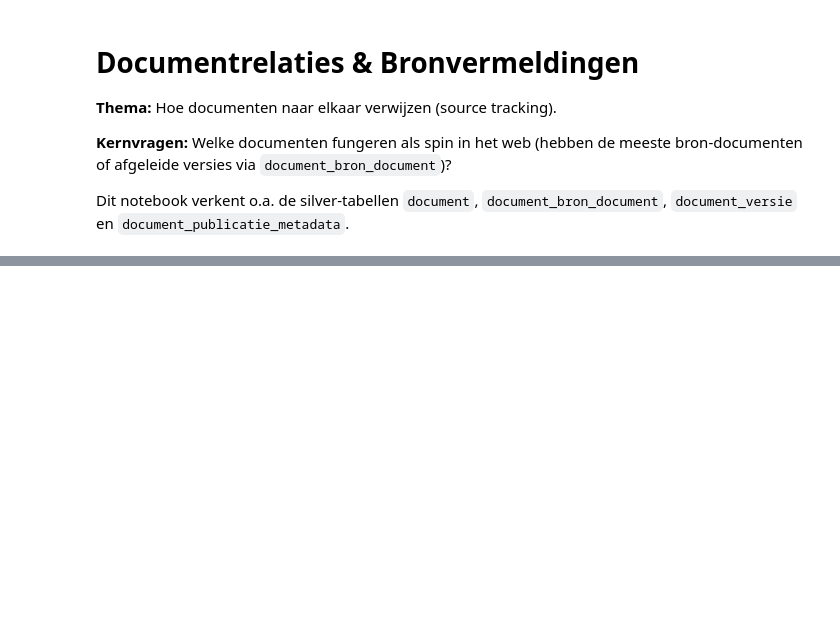
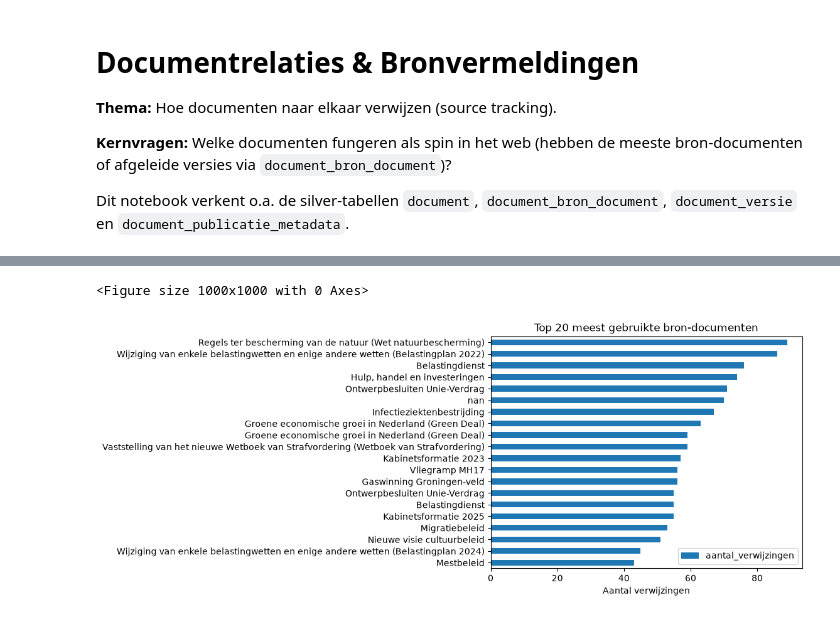
Before and after one commit to ElizeWierenga/tweedekamer-monitor, a Jupyter notebook: eda/documentrelaties_bronvermeldingen.ipynb, the cells around one changed output, grey strips where cells are left out. Drawn from its saved outputs; the diff is of its cells as text; code cells hidden in the pictures; blank space fills up the shorter version.

Commit message:
EDA documentrelaties en bronvermeldingen

```diff
--- a/eda/documentrelaties_bronvermeldingen.ipynb
+++ b/eda/documentrelaties_bronvermeldingen.ipynb
@@ -40,2 +102,16 @@ Geef hier een beschrijving van het onderwerp of deelvraag die je wilt beantwoord
 # %%
-# Schrijf hier je Python/SQL code
+meest_geciteerde_documenten = query_df("""
+    SELECT
+        dbd.bron_document_id,
+        d.titel,
+        d.soort,
+        COUNT(*) AS aantal_verwijzingen
+    FROM silver.document_bron_document AS dbd
+    JOIN silver.document AS d
+        ON dbd.bron_document_id = d.id
+    GROUP BY dbd.bron_document_id, d.titel, d.soort
+    ORDER BY aantal_verwijzingen DESC
+    LIMIT 20
+""")
+
+meest_geciteerde_documenten
@@ -42,3 +140,13 @@ Geef hier een beschrijving van het onderwerp of deelvraag die je wilt beantwoord
+# %%
+plt.figure(figsize=(10,10))
+meest_geciteerde_documenten.plot.barh(x="titel", y="aantal_verwijzingen", title="Top 20 meest gebruikte bron-documenten")
+plt.xlabel("Aantal verwijzingen")
+plt.ylabel("")
+plt.gca().invert_yaxis()
+plt.show()
+# %% [output]
+<Figure size 1000x1000 with 0 Axes>
+[figure, added]
 # %% [markdown]
 ## Onderwerp 2
 
```
Also changed, not shown: parts of 22 cells of this notebook.
